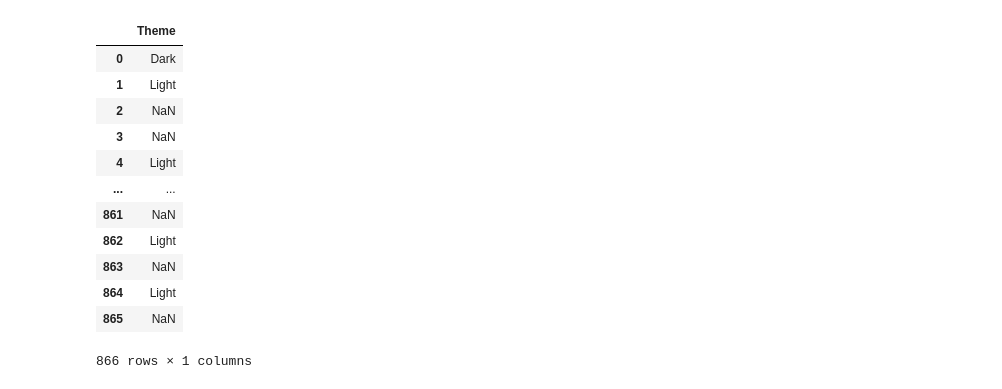
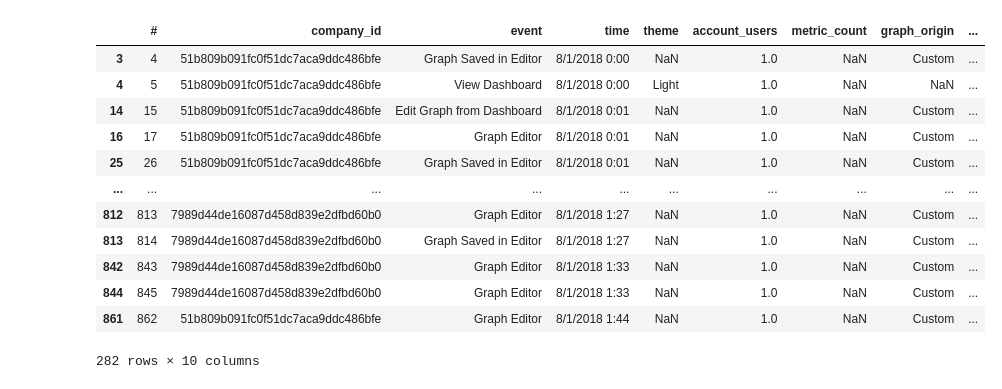
Before and after one commit to damyot/Log_fliting_API, a Jupyter notebook: SampleScript1.ipynb, the cells around one changed output. Cells and saved outputs as stored; diff of their text form; code cells hidden in the pictures.

```diff
--- a/SampleScript1.ipynb
+++ b/SampleScript1.ipynb
@@ -42,2 +54,3 @@ data
 # %%
-data=selectColumns(data,['time','Theme'])
+data=cleanHeaders(data)
+data
@@ -44,2 +71,2 @@ data=selectColumns(data,['time','Theme'])
 # %%
-data=deleteColumns(data,['time'])
+filterRows(data,'theme=="Dark"|theme=="Light"')
@@ -46,16 +103,17 @@ data=deleteColumns(data,['time'])
 # %%
+data=removeEventsLowFrequency(data,'event',20)
 data
 # %% [output]
-|  | Theme |
-| 0 | Dark |
-| 1 | Light |
-| 2 | NaN |
-| 3 | NaN |
-| 4 | Light |
-| ... | ... |
-| 861 | NaN |
-| 862 | Light |
-| 863 | NaN |
-| 864 | Light |
-| 865 | NaN |
+|  | # | company_id | event | time | theme | account_users | metric_count | graph_origin | ... |
+| 3 | 4 | 51b809b091fc0f51dc7aca9ddc486bfe | Graph Saved in Editor | 8/1/2018 0:00 | NaN | 1.0 | NaN | Custom | ... |
+| 4 | 5 | 51b809b091fc0f51dc7aca9ddc486bfe | View Dashboard | 8/1/2018 0:00 | Light | 1.0 | NaN | NaN | ... |
+| 14 | 15 | 51b809b091fc0f51dc7aca9ddc486bfe | Edit Graph from Dashboard | 8/1/2018 0:01 | NaN | 1.0 | NaN | Custom | ... |
+| 16 | 17 | 51b809b091fc0f51dc7aca9ddc486bfe | Graph Editor | 8/1/2018 0:01 | NaN | 1.0 | NaN | Custom | ... |
+| 25 | 26 | 51b809b091fc0f51dc7aca9ddc486bfe | Graph Saved in Editor | 8/1/2018 0:01 | NaN | 1.0 | NaN | Custom | ... |
+| ... | ... | ... | ... | ... | ... | ... | ... | ... | ... |
+| 812 | 813 | 7989d44de16087d458d839e2dfbd60b0 | Graph Editor | 8/1/2018 1:27 | NaN | 1.0 | NaN | Custom | ... |
+| 813 | 814 | 7989d44de16087d458d839e2dfbd60b0 | Graph Saved in Editor | 8/1/2018 1:27 | NaN | 1.0 | NaN | Custom | ... |
+| 842 | 843 | 7989d44de16087d458d839e2dfbd60b0 | Graph Editor | 8/1/2018 1:33 | NaN | 1.0 | NaN | Custom | ... |
+| 844 | 845 | 7989d44de16087d458d839e2dfbd60b0 | Graph Editor | 8/1/2018 1:33 | NaN | 1.0 | NaN | Custom | ... |
+| 861 | 862 | 51b809b091fc0f51dc7aca9ddc486bfe | Graph Editor | 8/1/2018 1:44 | NaN | 1.0 | NaN | Custom | ... |
-866 rows × 1 columns
+282 rows × 10 columns
```
Also changed, not shown: parts of 13 cells of this notebook, 3 other files.
